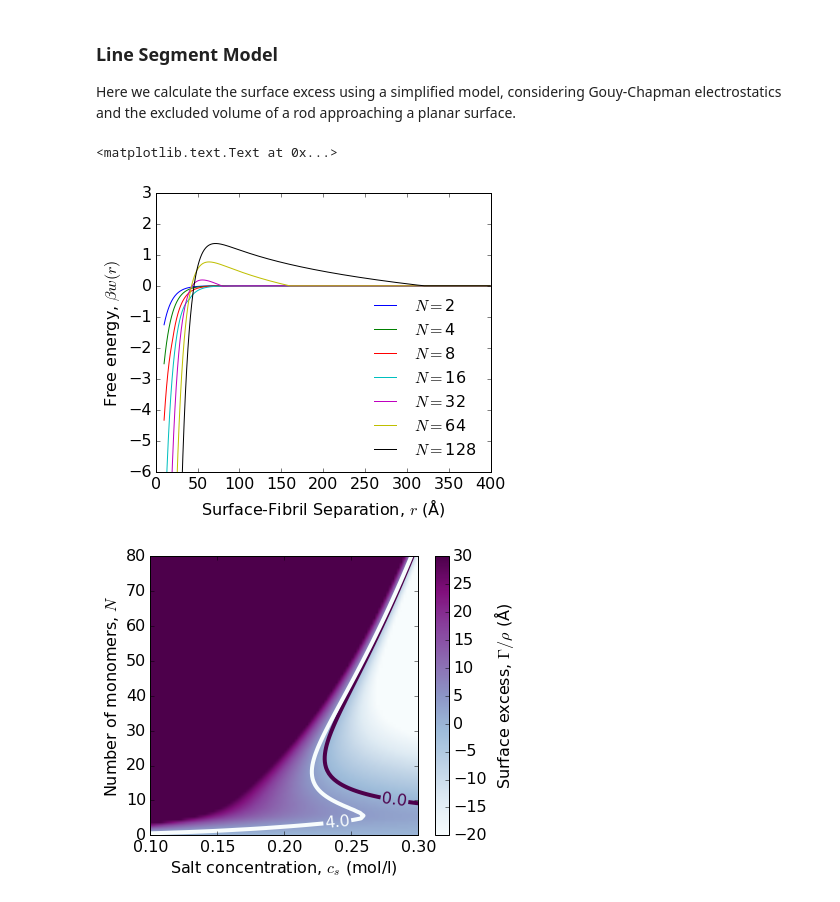
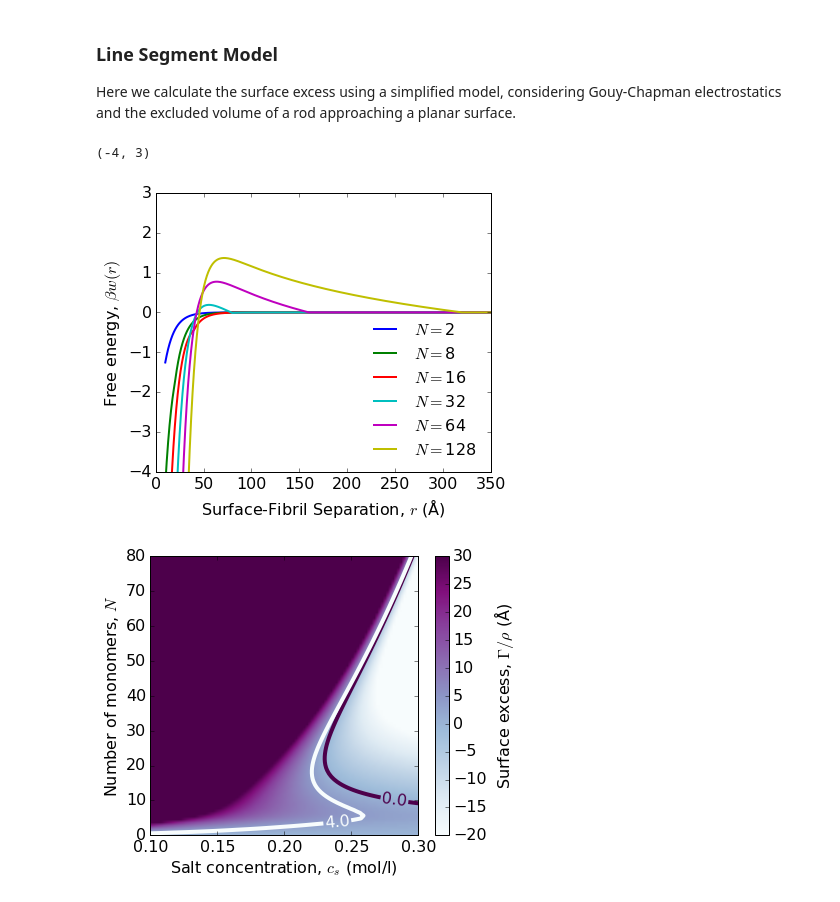
Before and after one commit to mlund/faunus-notebooks, a Jupyter notebook: fibril-surface/notebook.ipynb, the cells around one changed output. Saved outputs shown, nothing was run; the diff lists cells and outputs as text; code cells hidden in the pictures.

```diff
--- a/fibril-surface/notebook.ipynb
+++ b/fibril-surface/notebook.ipynb
@@ -226,14 +225,15 @@ plt.rcParams.update({'font.size': 16, 'figure.figsize': [6.0, 5.0]})
 
 from scipy.signal import savgol_filter
 for N, d in data[0.25].iteritems():
-    if N in [2,8,16,64,128]:
+    if N in [2,8,16,32,64,128]:
         if type(d)!=type(float()):
             plt.plot(d[0], d[1], label='$N$='+str(N), lw=2)
             #plt.plot(d[0], savgol_filter(d[1], 9, 2), lw=2)
 
-plt.legend(loc=0, frameon=False, fontsize='medium')
+plt.legend(loc=0, frameon=False, fontsize='small')
 plt.xlabel('Surface-Fibril Separation, $r$ (Å)')
 plt.ylabel(r'Free energy, $\beta w(r)$')
 plt.ylim((-4,3))
+plt.xlim((0,180))
 plt.savefig('mc_pmf.pdf', bbox_inches='tight')
 # %% [output]
@@ -270,36 +270,38 @@ Here we calculate the surface excess using a simplified model, considering Gouy-
 # %%
 from math import asinh, sqrt, pi
 s=10     # closest contact (Å)
 lm=5    # monomer length (Å)
 zm=2    # monomer charge (e)
 lB=7.1  # Bjerrum length (Å)
 NA=6.022e23 # Avogadros number (1/mol)
 
 def TdS(r, L):
     """ rod-2-surface excluded volume contribution to free energy (kT) """
     sel = r<0.5*L
     w   = -np.log(2*r[sel]/L)
     return np.concatenate((w, 0*r[~sel]))
 
 for rho in [266]:
-    for N in [2,4,8,16,32,64,128]:# number of monomers
+    for N in [2,8,16,32,64,128]:# number of monomers
         for salt in [0.1]:        # ionic strength (mol/l)
             L = N*lm              # rod length (Å)
             z = zm*N              # rod charge (e)
             lD = 3.04/sqrt(salt)  # Debye length (Å)
             phi = 2*asinh( (1/rho)*sqrt(pi*lB/(2*salt*NA*1e-27)) ) # surf. potential (kT/e)
             r = np.arange(s, 400, 0.5)
             w = -z * phi * np.exp(-(r+s)/lD) + TdS(r,L)
             gamma = np.trapz( np.expm1(-w), r  )
-            plt.plot(r, w, label=r'$N=$'+str(N))
+            plt.plot(r, w, label=r'$N=$'+str(N), lw=2)
 
 plt.ylim((-6,3))
 plt.legend(loc=0,frameon=False, fontsize='medium')
 plt.xlabel('Surface-Fibril Separation, $r$ (Å)')
 plt.ylabel(r'Free energy, $\beta w(r)$')
+plt.xlim((0,350))
+plt.ylim((-4,3))
 # %% [output]
-<matplotlib.text.Text at 0x...>
+(-4, 3)
-[figure, old version]
+[figure, new version]
 # %%
 from pylab import meshgrid,cm,imshow,contour,clabel,colorbar,axis,title,show
 from scipy.integrate import simps
```
Also changed, not shown: parts of 11 cells of this notebook.
